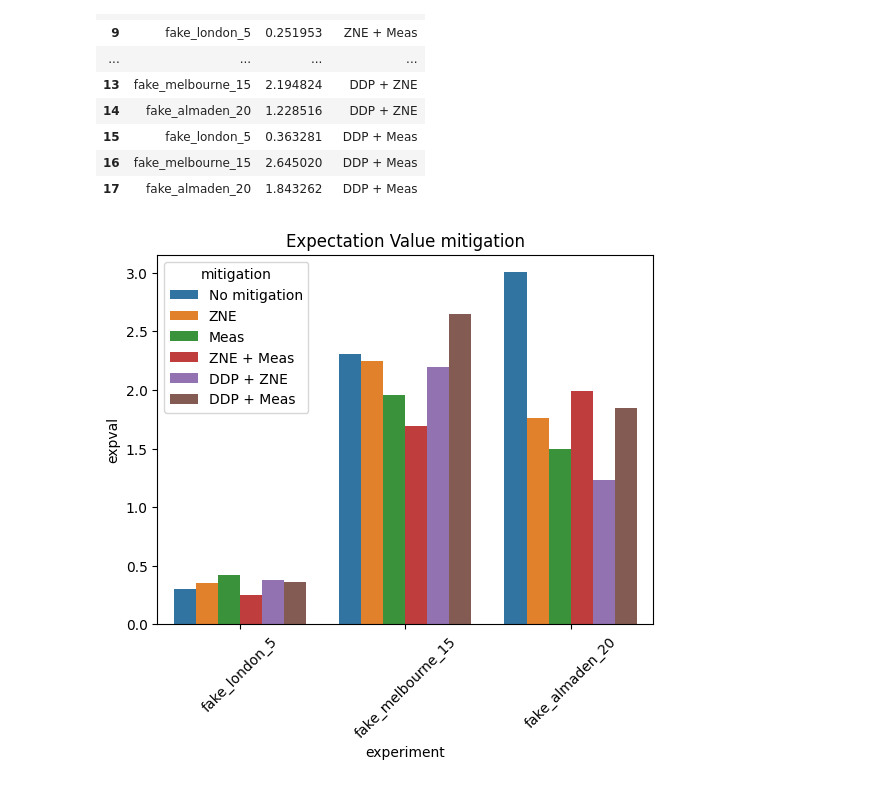
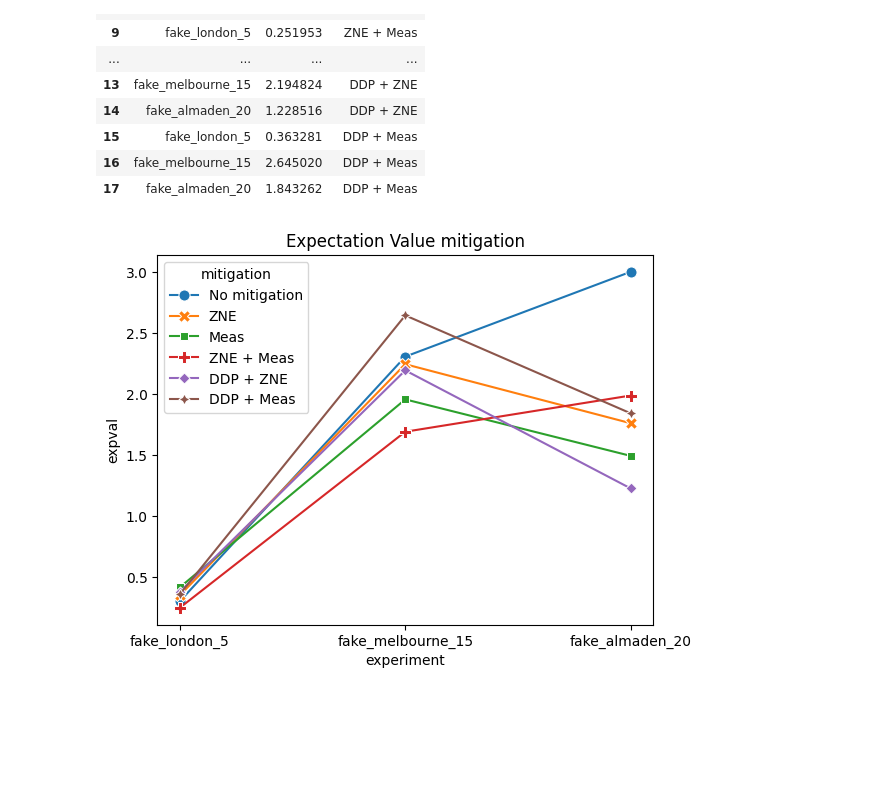
Before and after one commit to Dpbm/scientific-research-2-qec-and-qem, a Jupyter notebook: src/ghz.ipynb, the cells around one changed output. Saved outputs shown, nothing was run; the diff lists cells and outputs as text; code cells hidden in the pictures; blank space fills up the shorter version.

```diff
--- a/src/ghz.ipynb
+++ b/src/ghz.ipynb
@@ -357,2 +325,0 @@ Running Experiment: fake_almaden_20
-# %%
-meas_zne_mitigation_path = generate_full_file_path(OUTPUT_PATH, "estimation-measurement-mitigation-zne.json")
@@ -377,2 +325,0 @@ Running Experiment: fake_almaden_20
-# %%
-meas_mitigation_path = generate_full_file_path(OUTPUT_PATH, "estimation-measurement-mitigation.json")
@@ -397,2 +325,0 @@ Running Experiment: fake_almaden_20
-# %%
-ddp_zne_estimation_path = generate_full_file_path(OUTPUT_PATH, "estimation-ddp-zne.json")
@@ -417,2 +325,0 @@ Running Experiment: fake_almaden_20
-# %%
-ddp_meas_estimation_path = generate_full_file_path(OUTPUT_PATH, "estimation-ddp-meas.json")
@@ -480,10 +417,10 @@ estimation_data
 | 16 | fake_melbourne_15 | 2.645020 | DDP + Meas |
 | 17 | fake_almaden_20 | 1.843262 | DDP + Meas |
 # %%
-sns.barplot(data=estimation_data, x="experiment", y="expval", hue="mitigation")
+sns.lineplot(data=estimation_data, x="experiment", y="expval", hue="mitigation", markers=True, dashes=False, style="mitigation", markersize=8)
 plt.title("Expectation Value mitigation")
-plt.xticks(rotation=45)
-plt.savefig(generate_full_file_path(OUTPUT_PATH, "mitgation-expval-comparasion.png"), bbox_inches='tight')
+#plt.xticks(rotation=)
+#plt.savefig(generate_full_file_path(OUTPUT_PATH, "mitgation-expval-comparasion.png"), bbox_inches='tight')
 plt.show()
 # %% [output]
-[figure, old version]
+[figure, new version]
```
Also changed, not shown: parts of 28 cells of this notebook, 15 other files.
